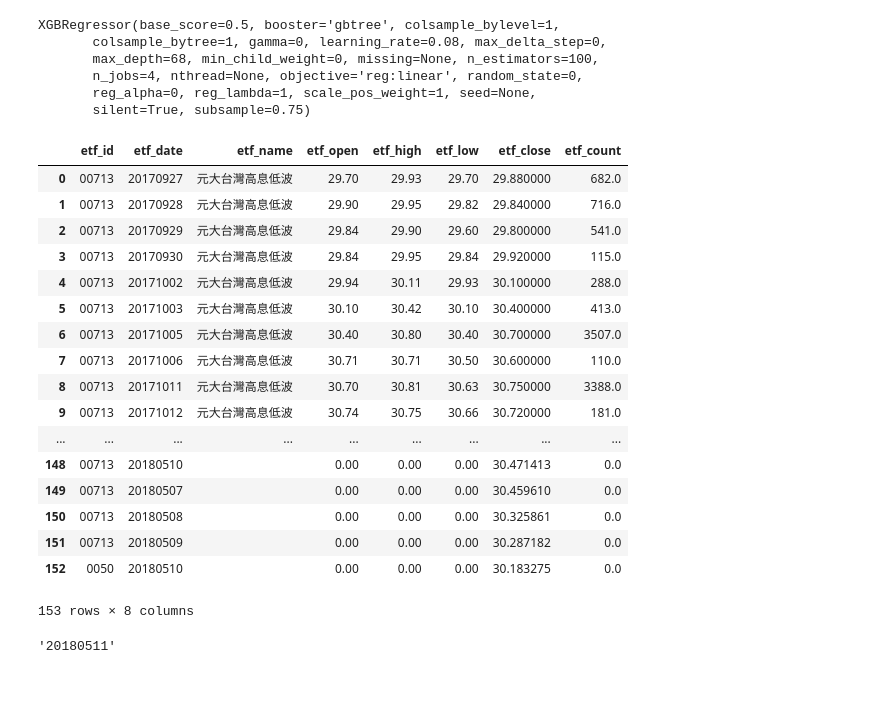
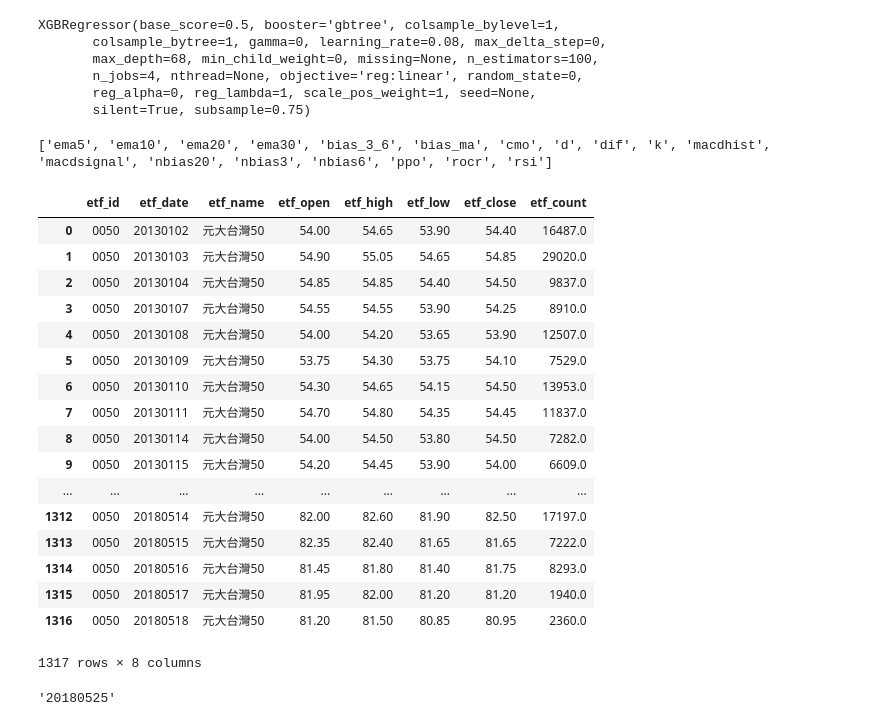
Before and after one commit to yclee0418/BigDataForum, a Jupyter notebook: pySpark-台灣ETF價格預測競賽-Xgb-TAlib.ipynb, the cells around one changed output. Saved outputs shown, nothing was run; the diff lists cells and outputs as text; code cells hidden in the pictures; blank space fills up the shorter version.

```diff
--- a/pySpark-台灣ETF價格預測競賽-Xgb-TAlib.ipynb
+++ b/pySpark-台灣ETF價格預測競賽-Xgb-TAlib.ipynb
@@ -11,20 +11,20 @@ import talib
 global DoEval #是否進行模型評估
 
 #DoEval = False
-#next_date_range = ["20180521", "20180522", "20180523", "20180524", "20180525"] #設定預測區間
+next_date_range = ["20180521", "20180522", "20180523", "20180524", "20180525"] #設定預測區間
 DoEval = True
 #next_date_range = ["20180514", "20180515", "20180516", "20180517", "20180518"] #設定預測區間
 ignore_dates = [""]#設定排除日(如端午節)
-next_date_range = ["20180507", "20180508", "20180509", "20180510", "20180511"] #設定預測區間
+#next_date_range = ["20180507", "20180508", "20180509", "20180510", "20180511"] #設定預測區間
 predict_start_date = next_date_range[0]
 
 if sc.master[0:5]=="local":
-    Path = "file:/c:/D Drive/work/bigData/pySpark/TBrain_Round2_DataSet_20180518"
+    Path = "file:/c:/D Drive/work/bigData/pySpark/TBrain_Round2_DataSet_20180525"
     #Path = "file:/Users/yungchuanlee/Documents/learn/AI競賽/ETF預測/TBrain_Round2_DataSet_20180511"
     #Path = "file:/home/hduser/app/bigdata/competition/etf/TBrain_Round2_DataSet_20180518"
 else:
     Path = "hdfs://master:9000/user/hduser"
-# Path = "file:/home/hduser/app/bigdata/competition/etf/TBrain_Round2_DataSet_20180518"
+Path = "file:/home/hduser/app/bigdata/competition/etf/TBrain_Round2_DataSet_20180525"
 # %%
 #define alias of columns
 col_alias_etf= {"代碼":"etf_id", "日期": "etf_date", "中文簡稱": "etf_name", "開盤價(元)":"etf_open",
@@ -321,27 +305,32 @@ XGBRegressor(base_score=0.5, booster='gbtree', colsample_bylevel=1,
        n_jobs=4, nthread=None, objective='reg:linear', random_state=0,
        reg_alpha=0, reg_lambda=1, scale_pos_weight=1, seed=None,
        silent=True, subsample=0.75)
+# %%
+print(feature_cols)
+# %% [output]
+['ema5', 'ema10', 'ema20', 'ema30', 'bias_3_6', 'bias_ma', 'cmo', 'd', 'dif', 'k', 'macdhist', 'macdsignal', 'nbias20', 'nbias3', 'nbias6', 'ppo', 'rocr', 'rsi']
 # %%
 train_dt1.loc[(train_dt1["etf_id"] == "0050   ") & (train_dt1["etf_date"] < predict_start_date) ].iloc[-1]["etf_close"]
 next_pd_dic["0050"]["etf_close"] = -2
-etf_dic["0050"]
+pd_0050=etf_dic["0050"]
+pd_0050#.loc[~pd_0050["etf_date"].isin(next_date_range)]
 # %% [output]
 |  | etf_id | etf_date | etf_name | etf_open | etf_high | etf_low | etf_close | etf_count |
-| 0 | 00713 | 20170927 | 元大台灣高息低波 | 29.70 | 29.93 | 29.70 | 29.880000 | 682.0 |
-| 1 | 00713 | 20170928 | 元大台灣高息低波 | 29.90 | 29.95 | 29.82 | 29.840000 | 716.0 |
-| 2 | 00713 | 20170929 | 元大台灣高息低波 | 29.84 | 29.90 | 29.60 | 29.800000 | 541.0 |
-| 3 | 00713 | 20170930 | 元大台灣高息低波 | 29.84 | 29.95 | 29.84 | 29.920000 | 115.0 |
-| 4 | 00713 | 20171002 | 元大台灣高息低波 | 29.94 | 30.11 | 29.93 | 30.100000 | 288.0 |
-| 5 | 00713 | 20171003 | 元大台灣高息低波 | 30.10 | 30.42 | 30.10 | 30.400000 | 413.0 |
-| 6 | 00713 | 20171005 | 元大台灣高息低波 | 30.40 | 30.80 | 30.40 | 30.700000 | 3507.0 |
-| 7 | 00713 | 20171006 | 元大台灣高息低波 | 30.71 | 30.71 | 30.50 | 30.600000 | 110.0 |
-| 8 | 00713 | 20171011 | 元大台灣高息低波 | 30.70 | 30.81 | 30.63 | 30.750000 | 3388.0 |
-| 9 | 00713 | 20171012 | 元大台灣高息低波 | 30.74 | 30.75 | 30.66 | 30.720000 | 181.0 |
+| 0 | 0050 | 20130102 | 元大台灣50 | 54.00 | 54.65 | 53.90 | 54.40 | 16487.0 |
+| 1 | 0050 | 20130103 | 元大台灣50 | 54.90 | 55.05 | 54.65 | 54.85 | 29020.0 |
+| 2 | 0050 | 20130104 | 元大台灣50 | 54.85 | 54.85 | 54.40 | 54.50 | 9837.0 |
+| 3 | 0050 | 20130107 | 元大台灣50 | 54.55 | 54.55 | 53.90 | 54.25 | 8910.0 |
+| 4 | 0050 | 20130108 | 元大台灣50 | 54.00 | 54.20 | 53.65 | 53.90 | 12507.0 |
+| 5 | 0050 | 20130109 | 元大台灣50 | 53.75 | 54.30 | 53.75 | 54.10 | 7529.0 |
+| 6 | 0050 | 20130110 | 元大台灣50 | 54.30 | 54.65 | 54.15 | 54.50 | 13953.0 |
+| 7 | 0050 | 20130111 | 元大台灣50 | 54.70 | 54.80 | 54.35 | 54.45 | 11837.0 |
+| 8 | 0050 | 20130114 | 元大台灣50 | 54.00 | 54.50 | 53.80 | 54.50 | 7282.0 |
+| 9 | 0050 | 20130115 | 元大台灣50 | 54.20 | 54.45 | 53.90 | 54.00 | 6609.0 |
 | ... | ... | ... | ... | ... | ... | ... | ... | ... |
-| 148 | 00713 | 20180510 |  | 0.00 | 0.00 | 0.00 | 30.471413 | 0.0 |
-| 149 | 00713 | 20180507 |  | 0.00 | 0.00 | 0.00 | 30.459610 | 0.0 |
-| 150 | 00713 | 20180508 |  | 0.00 | 0.00 | 0.00 | 30.325861 | 0.0 |
-| 151 | 00713 | 20180509 |  | 0.00 | 0.00 | 0.00 | 30.287182 | 0.0 |
-| 152 | 0050 | 20180510 |  | 0.00 | 0.00 | 0.00 | 30.183275 | 0.0 |
+| 1312 | 0050 | 20180514 | 元大台灣50 | 82.00 | 82.60 | 81.90 | 82.50 | 17197.0 |
+| 1313 | 0050 | 20180515 | 元大台灣50 | 82.35 | 82.40 | 81.65 | 81.65 | 7222.0 |
+| 1314 | 0050 | 20180516 | 元大台灣50 | 81.45 | 81.80 | 81.40 | 81.75 | 8293.0 |
+| 1315 | 0050 | 20180517 | 元大台灣50 | 81.95 | 82.00 | 81.20 | 81.20 | 1940.0 |
+| 1316 | 0050 | 20180518 | 元大台灣50 | 81.20 | 81.50 | 80.85 | 80.95 | 2360.0 |
-153 rows × 8 columns
+1317 rows × 8 columns
 # %%
@@ -360,5 +351,5 @@ def judge_up_down_pred_native(curr_price, prev_close_price):
 # %%
 next_date_range[-1]
 # %% [output]
-'20180511'
+'20180525'
 # %%
```
Also changed, not shown: parts of 13 cells of this notebook.
